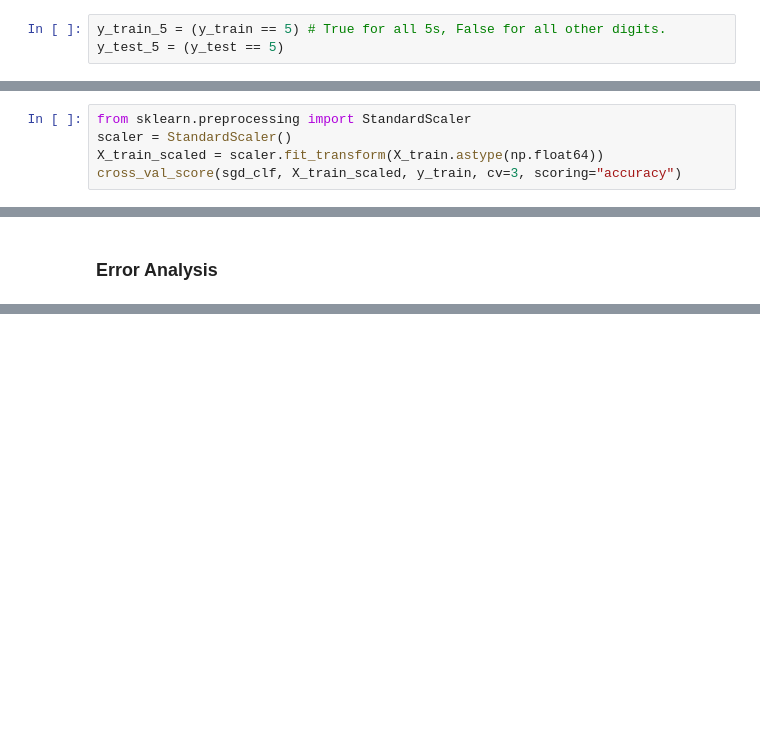
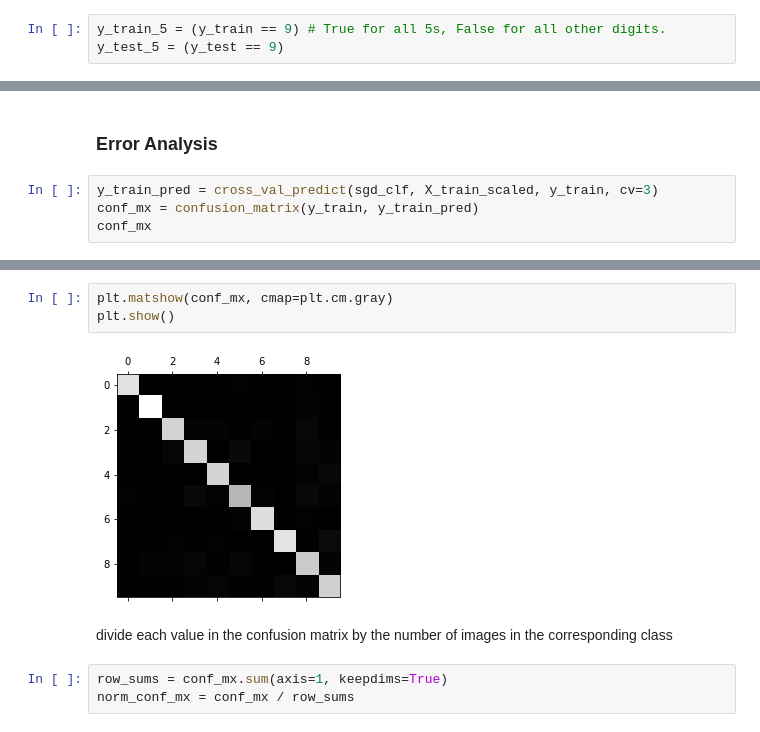
Before and after one commit to tbop02/deep_learning, a Jupyter notebook: Hands_on_ML/Ch3_hands_on.ipynb, the cells around one changed output, grey strips where cells are left out. Saved outputs shown, nothing was run; the diff lists cells and outputs as text; blank space fills up the shorter version.

```diff
--- a/Hands_on_ML/Ch3_hands_on.ipynb
+++ b/Hands_on_ML/Ch3_hands_on.ipynb
@@ -58,8 +66,8 @@ X_train, y_train = X_train[shuffle_index], y_train[shuffle_index]
 # %% [markdown]
 ### Training a Binary Classifier
 # %%
-y_train_5 = (y_train == 5) # True for all 5s, False for all other digits.
-y_test_5 = (y_test == 5)
+y_train_5 = (y_train == 9) # True for all 5s, False for all other digits.
+y_test_5 = (y_test == 9)
 # %%
 from sklearn.linear_model.stochastic_gradient import SGDClassifier
 sgd_clf = SGDClassifier(random_state=42, max_iter=50)
@@ -302,8 +318,3 @@ X_train_scaled = scaler.fit_transform(X_train.astype(np.float64))
 cross_val_score(sgd_clf, X_train_scaled, y_train, cv=3, scoring="accuracy")
 # %% [output]
 array([0.90791842, 0.91504575, 0.91228684])
-# %%
-from sklearn.preprocessing import StandardScaler
-scaler = StandardScaler()
-X_train_scaled = scaler.fit_transform(X_train.astype(np.float64))
-cross_val_score(sgd_clf, X_train_scaled, y_train, cv=3, scoring="accuracy")
@@ -313,3 +322,7 @@ array([0.90791842, 0.91504575, 0.91228684])
 just simpy standardSCalar can increase accuracy because this is kind of SGD
 # %% [markdown]
 ### Error Analysis
+# %%
+y_train_pred = cross_val_predict(sgd_clf, X_train_scaled, y_train, cv=3)
+conf_mx = confusion_matrix(y_train, y_train_pred)
+conf_mx
@@ -315,0 +341,11 @@ just simpy standardSCalar can increase accuracy because this is kind of SGD
+# %%
+plt.matshow(conf_mx, cmap=plt.cm.gray)
+plt.show()
+# %% [output]
+[figure, added]
+# %% [markdown]
+divide each value in the confusion matrix by the
+number of images in the corresponding class
+# %%
+row_sums = conf_mx.sum(axis=1, keepdims=True)
+norm_conf_mx = conf_mx / row_sums
```
Also changed, not shown: parts of 28 cells of this notebook.
